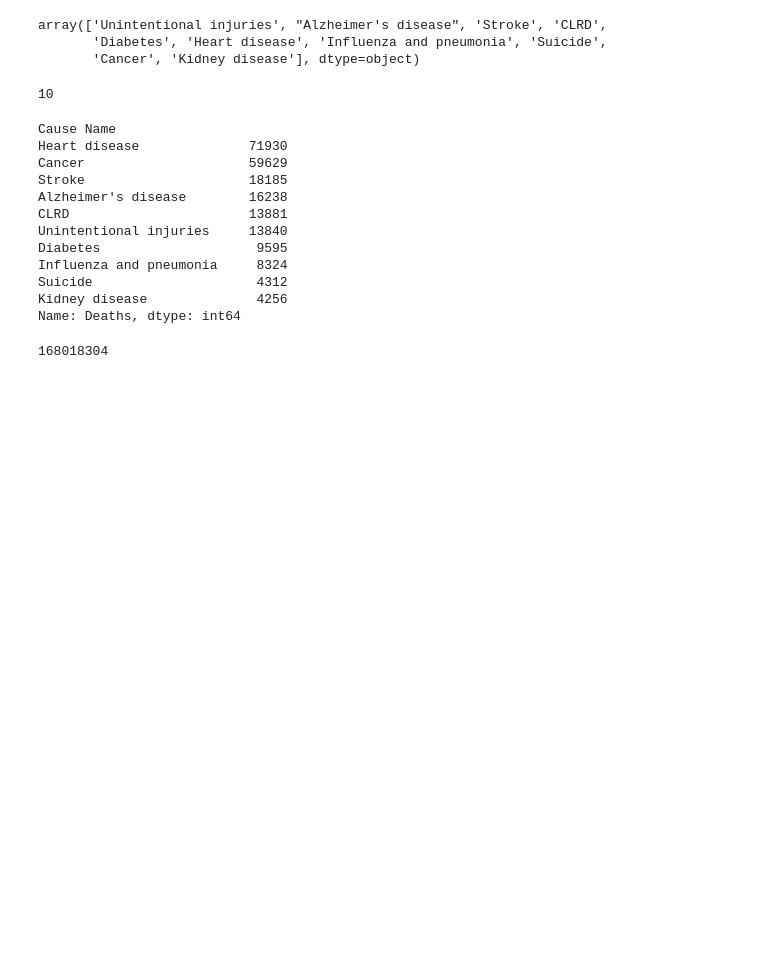
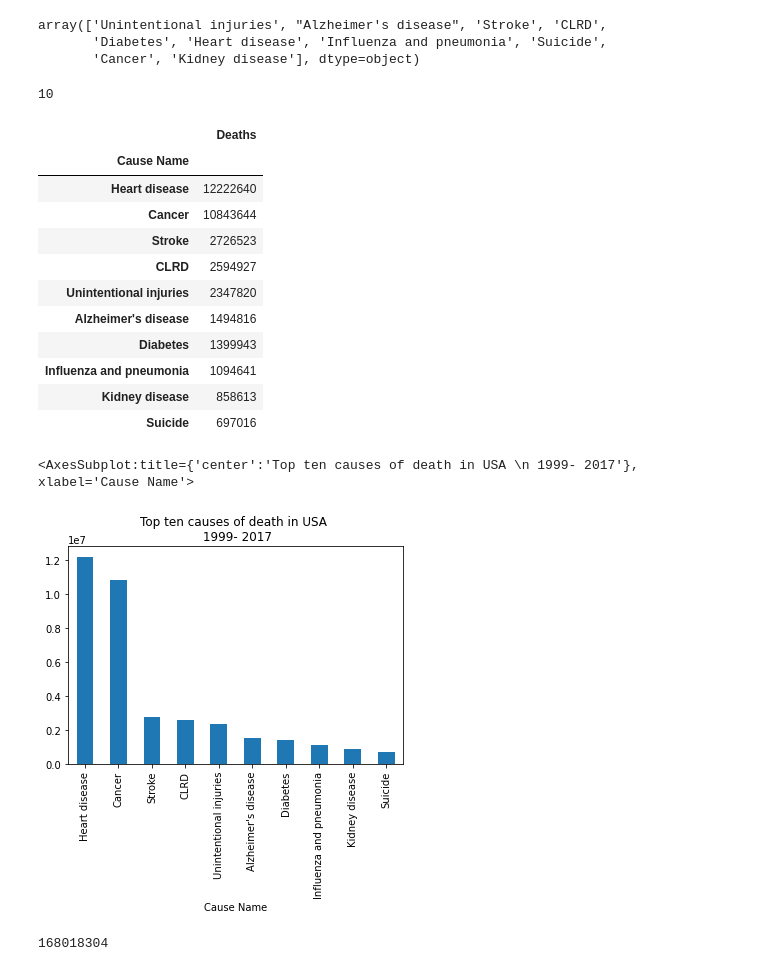
Before and after one commit to treezy254/Cause-of-Deaths-in-the-United-States, a Jupyter notebook: Cause-of-Deaths-in-the-United-States.ipynb, the cells around one changed output. Cells and saved outputs as stored; diff of their text form; code cells hidden in the pictures; blank space fills up the shorter version.

```diff
--- a/Cause-of-Deaths-in-the-United-States.ipynb
+++ b/Cause-of-Deaths-in-the-United-States.ipynb
@@ -120,21 +120,27 @@ len(causes)
 10
 # %%
 # data.sort_values(by=['Cause Name']).head(5)
-causer = data.groupby('Cause Name')['Deaths'].max().sort_values(ascending=False)
-causer
+causer = data.groupby('Cause Name').sum()
+causer.sort_values('Deaths', ascending=False, inplace=True)
+causer.head(10)
 # %% [output]
-Cause Name
-Heart disease              71930
-Cancer                     59629
-Stroke                     18185
-Alzheimer's disease        16238
-CLRD                       13881
-Unintentional injuries     13840
-Diabetes                    9595
-Influenza and pneumonia     8324
-Suicide                     4312
-Kidney disease              4256
-Name: Deaths, dtype: int64
+|  | Deaths |
+| Cause Name |  |
+| Heart disease | 12222640 |
+| Cancer | 10843644 |
+| Stroke | 2726523 |
+| CLRD | 2594927 |
+| Unintentional injuries | 2347820 |
+| Alzheimer's disease | 1494816 |
+| Diabetes | 1399943 |
+| Influenza and pneumonia | 1094641 |
+| Kidney disease | 858613 |
+| Suicide | 697016 |
+# %%
+causer['Deaths'].head(10).plot.bar(title='Top ten causes of death in USA \n 1999- 2017')
+# %% [output]
+<AxesSubplot:title={'center':'Top ten causes of death in USA \n 1999- 2017'}, xlabel='Cause Name'>
+[figure, added]
 # %%
 death_data = pd.read_csv('NCHS.csv', index_col=0)
 death_data['Deaths'] = death_data['Deaths'].str.replace(',', '')
```
Also changed, not shown: parts of 4 cells of this notebook.
